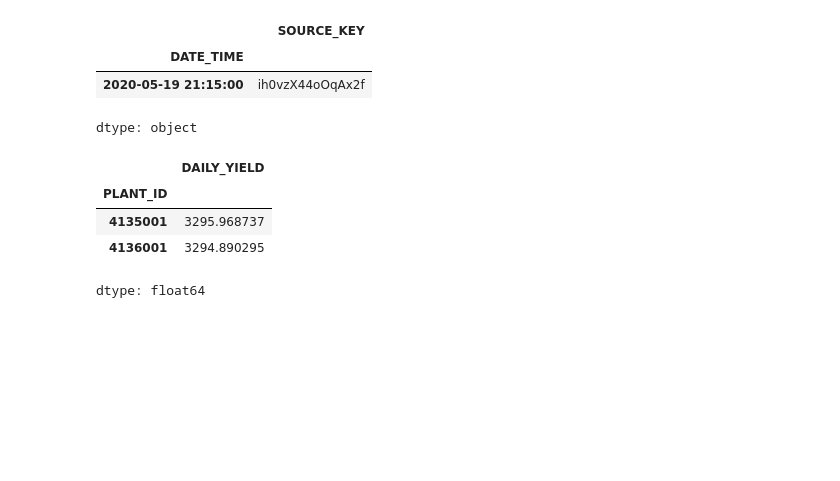
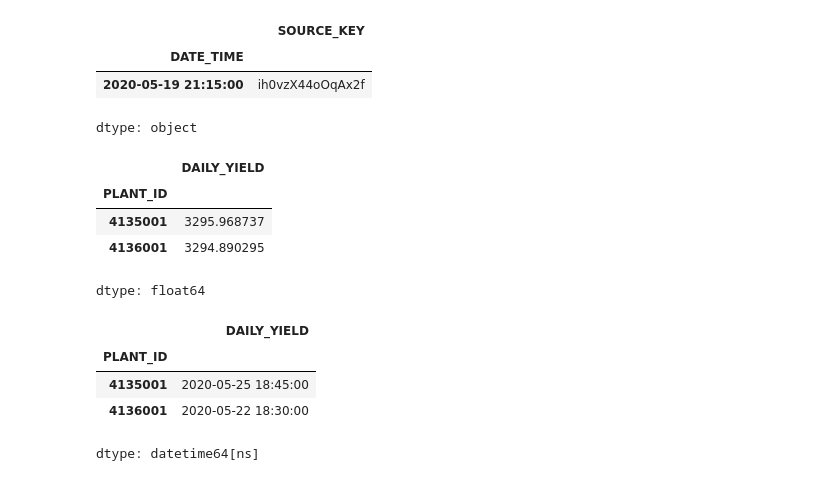
Before and after one commit to savitha14june/redi-web-project, a Jupyter notebook: Homework_session_16.ipynb, the cells around one changed output. Saved outputs shown, nothing was run; the diff lists cells and outputs as text; code cells hidden in the pictures; blank space fills up the shorter version.

```diff
--- a/Homework_session_16.ipynb
+++ b/Homework_session_16.ipynb
@@ -112,3 +112,12 @@ df_group['DAILY_YIELD'].mean()
 | 4135001 | 3295.968737 |
 | 4136001 | 3294.890295 |
 dtype: float64
+# %%
+#day that produced the biggest `DAILY_YIELD` for each plant
+df_group['DAILY_YIELD'].idxmax()
+# %% [output]
+|  | DAILY_YIELD |
+| PLANT_ID |  |
+| 4135001 | 2020-05-25 18:45:00 |
+| 4136001 | 2020-05-22 18:30:00 |
+dtype: datetime64[ns]
```
